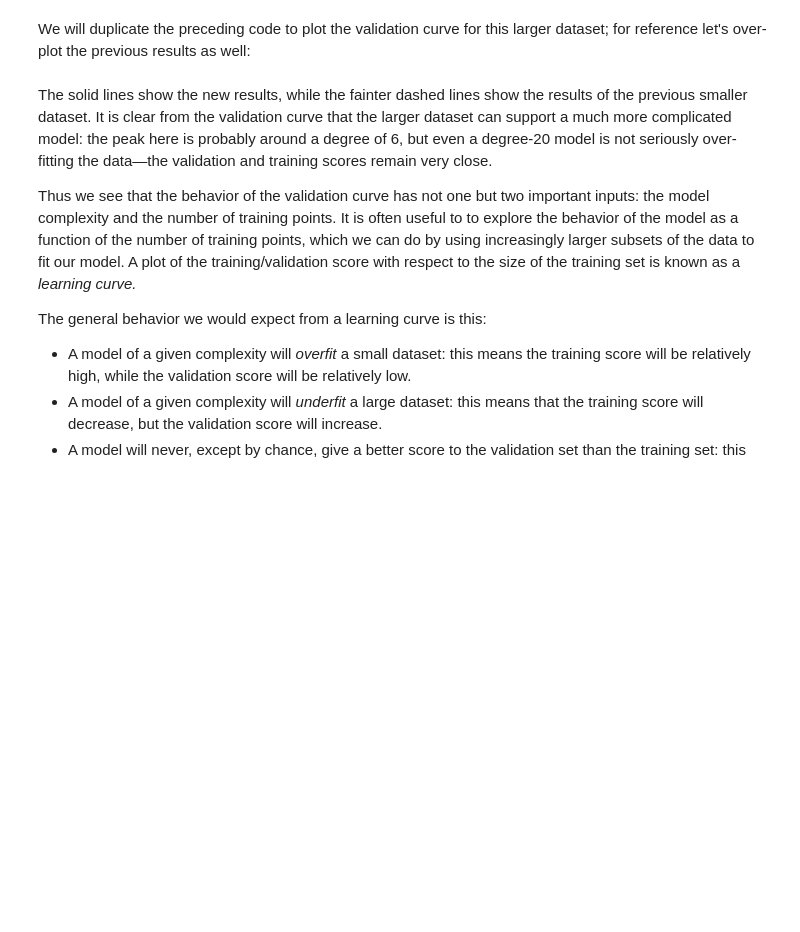
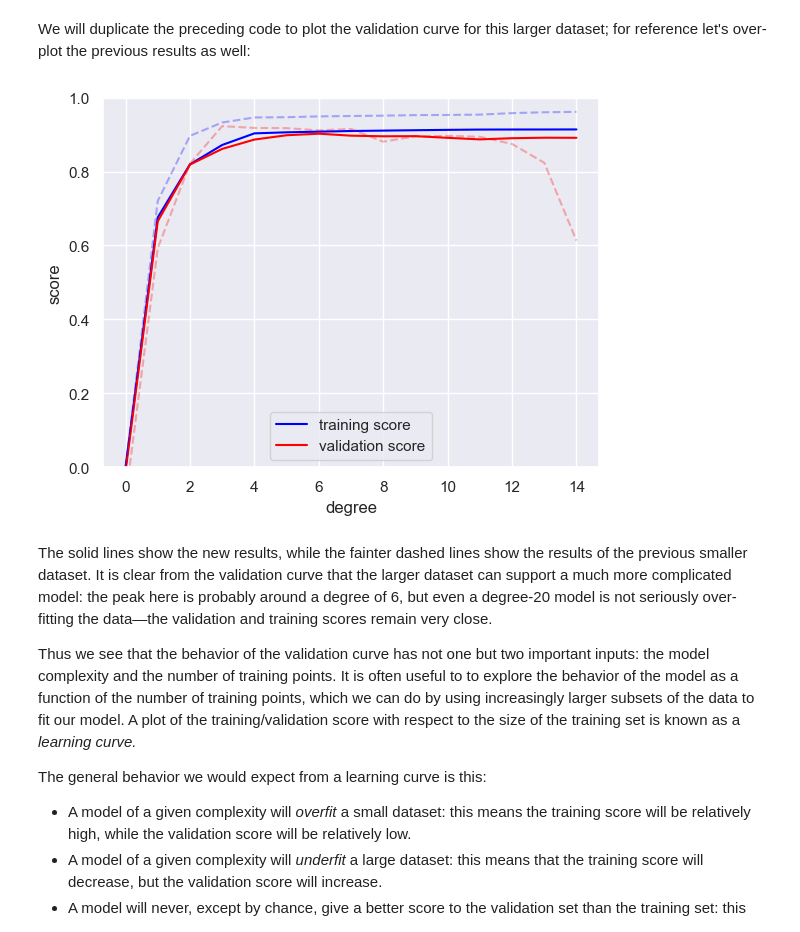
Before and after one commit to swnesbitt/ATMS-523-Module-5, a Jupyter notebook: M05N04_Hyperparameters_and_Model_Validation.ipynb, the cells around one changed output. Drawn from its saved outputs; the diff is of its cells as text; code cells hidden in the pictures; blank space fills up the shorter version.

```diff
--- a/M05N04_Hyperparameters_and_Model_Validation.ipynb
+++ b/M05N04_Hyperparameters_and_Model_Validation.ipynb
@@ -298,18 +326,20 @@ plt.scatter(X2.ravel(), y2);
 # %% [markdown]
 We will duplicate the preceding code to plot the validation curve for this larger dataset; for reference let's over-plot the previous results as well:
 # %%
-degree = np.arange(21)
+degree = np.arange(15)
 train_score2, val_score2 = validation_curve(PolynomialRegression(), X2, y2,
                                             param_name='polynomialfeatures__degree', param_range=degree, cv=7)
 
 plt.plot(degree, np.median(train_score2, 1), color='blue', label='training score')
 plt.plot(degree, np.median(val_score2, 1), color='red', label='validation score')
 plt.plot(degree, np.median(train_score, 1), color='blue', alpha=0.3, linestyle='dashed')
 plt.plot(degree, np.median(val_score, 1), color='red', alpha=0.3, linestyle='dashed')
 plt.legend(loc='lower center')
 plt.ylim(0, 1)
 plt.xlabel('degree')
 plt.ylabel('score');
+# %% [output]
+[figure, added]
 # %% [markdown]
 The solid lines show the new results, while the fainter dashed lines show the results of the previous smaller dataset.
 It is clear from the validation curve that the larger dataset can support a much more complicated model: the peak here is probably around a degree of 6, but even a degree-20 model is not seriously over-fitting the data—the validation and training scores remain very close.
```
Also changed, not shown: parts of 13 cells of this notebook, 1 other file.
